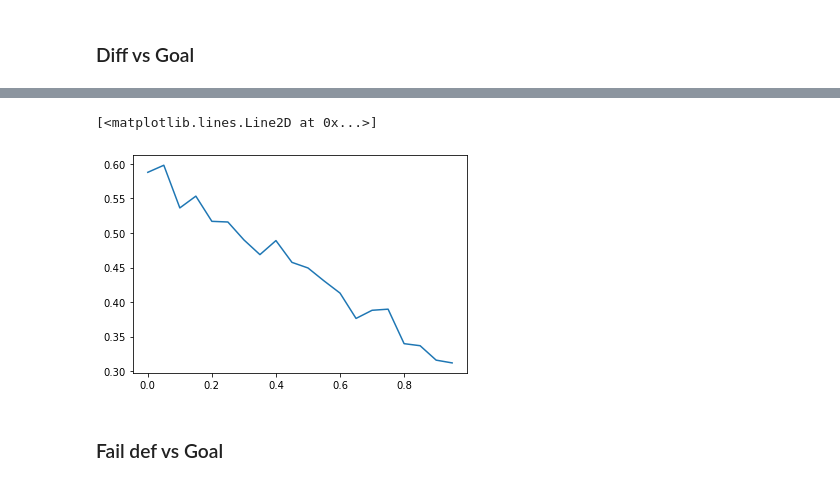
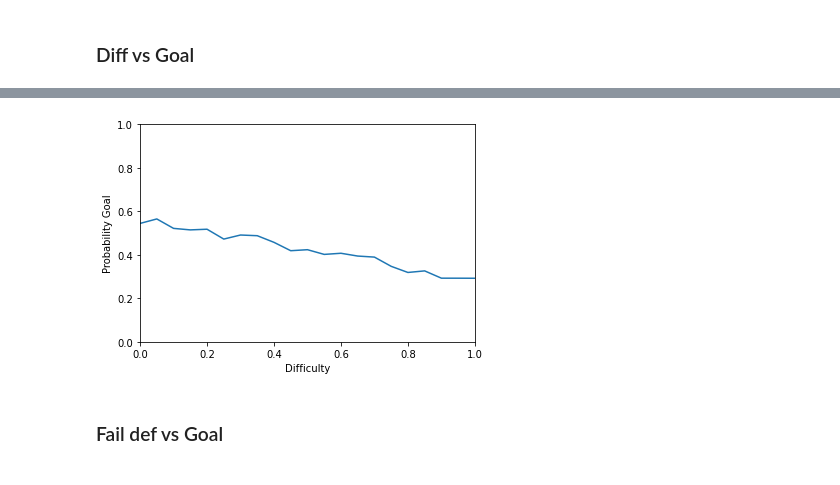
Before and after one commit to carlo98/bayesian-networks-drone-design, a Jupyter notebook: DesignStudyBN.ipynb, the cells around one changed output, grey strips where cells are left out. Drawn from its saved outputs; the diff is of its cells as text; code cells hidden in the pictures.

```diff
--- a/DesignStudyBN.ipynb
+++ b/DesignStudyBN.ipynb
@@ -13,16 +40,20 @@ from pgmpy.inference import VariableElimination, BeliefPropagation
 # %% [markdown]
 ## Setting parameters
 # %%
+num_tests_sensors = 100  # Number of time to draw sensors readings, used for plots
+
 diff = 0.6  # difficulty associated to target, 0-1
 fail_def = 0.001  # Default prob of failure, 0-1
-sensors = [1.5, 2, 2.5]  # distance measured from sensors, metres
-max_sense = 3  # Max distance for sensor, metres...at least 6 times bigger than s
+sensors = [1.5, 2, 3]  # distance measured from sensors, metres
+max_sense = 2 # Max distance for sensor, metres...at least 6 times bigger than s
+lambda_sensors = 1
 s = 0.5 # safe area around agent, metres
 # %% [markdown]
 ## Computes sensor probabilities from parameters
 # %%
 failure_sens = []
 for i in range(len(sensors)):
-  failure_sens.append((1 - (sensors[i] - s)/max_sense)**3 if sensors[i] > s else 1)  # Probability of collision for sensor i
+  measure = np.clip(sensors[i], 0, max_sense)
+  failure_sens.append(exp_distrib(measure-s, lambda_sensors) if measure > s else 1)  # Probability of collision for sensor i
   print("Probability of collision for sensor", i, ":", failure_sens[-1])
 # %% [output]
@@ -226,8 +210,10 @@ num_tests_sensors = 100  # Number of time to draw sensors readings
 # %%
-def all_togheter(diff, fail_def, sensors, max_sense, s):
+def all_togheter(diff, fail_def, sensors, lambda_sensors, max_sense, s, return_both=False):
+    agent_succ_model = BayesianModel(edges)
     failure_sens = []
     for i in range(len(sensors)):
-        failure_sens.append((1 - (sensors[i] - s)/max_sense)**3 if sensors[i] > s else 1)
+        measure = np.clip(sensors[i], 0, max_sense)
+        failure_sens.append(exp_distrib(measure-s, lambda_sensors) if measure > s else 1)
     # Constant tables (no sensor)
     cpd_d = TabularCPD(variable='D', variable_card=2, values=[[1-diff], [diff]])  # Target difficulty
     cpd_fd = TabularCPD(variable='Fd', variable_card=2, values=[[1-fail_def], [fail_def]])  # Default Failure
@@ -259,22 +245,28 @@ def all_togheter(diff, fail_def, sensors, max_sense, s):
     for cpd in cpds:
         agent_succ_model.add_cpds(cpd)
 
-    return VariableElimination(agent_succ_model)
+    bp = BeliefPropagation(agent_succ_model)
+    bp.calibrate()
+
+    if not return_both:
+        return None, bp
+
+    return VariableElimination(agent_succ_model), bp
 # %% [markdown]
 ### Diff vs Goal
 # %%
 fail_def = 0.001
 max_sense = 3
 s = 0.5
+lambda_sensors = 1
 
-diff_values = [float(diff)/100 for diff in range(0, 100, 5)]
+diff_values = [float(diff)/100 for diff in range(0, 105, 5)]
 goals = []
 for diff in diff_values:
     tmp_mean = 0
     for i in range(num_tests_sensors):
         sensors = [random.random()*max_sense, random.random()*max_sense, random.random()*max_sense]
-        agent_succ_infer = all_togheter(diff, fail_def, sensors, max_sense, s)
-        # Computing the probability of stop.
-        q = agent_succ_infer.query(variables=['G'], show_progress=False)
+        _, bp = all_togheter(diff, fail_def, sensors, lambda_sensors, max_sense, s)
+        q = bp.query(variables=['G'], show_progress=False)
         tmp_mean += q.values[1]
     goals.append(tmp_mean / num_tests_sensors)
@@ -299,8 +273,12 @@ WARNING
-# %%
-plt.plot(diff_values, goals)
-# %% [output]
-[<matplotlib.lines.Line2D at 0x...>]
-[figure, removed]
+# %%
+plt.plot(diff_values, goals)
+plt.xlim([0, 1])
+plt.ylim([0, 1])
+plt.xlabel("Difficulty")
+plt.ylabel("Probability Goal")
+plt.show()
+# %% [output]
+[figure, added]
 # %% [markdown]
 ### Fail def vs Goal
 # %%
```
Also changed, not shown: parts of 31 cells of this notebook.
